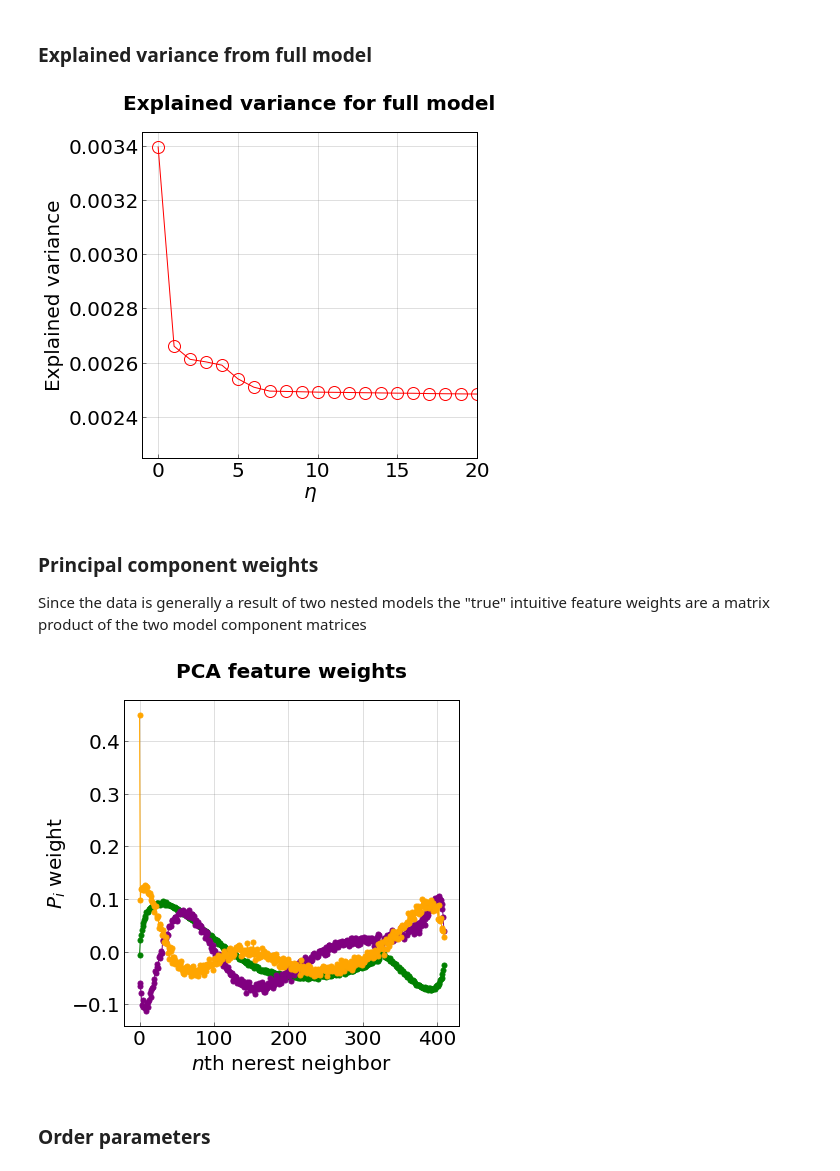
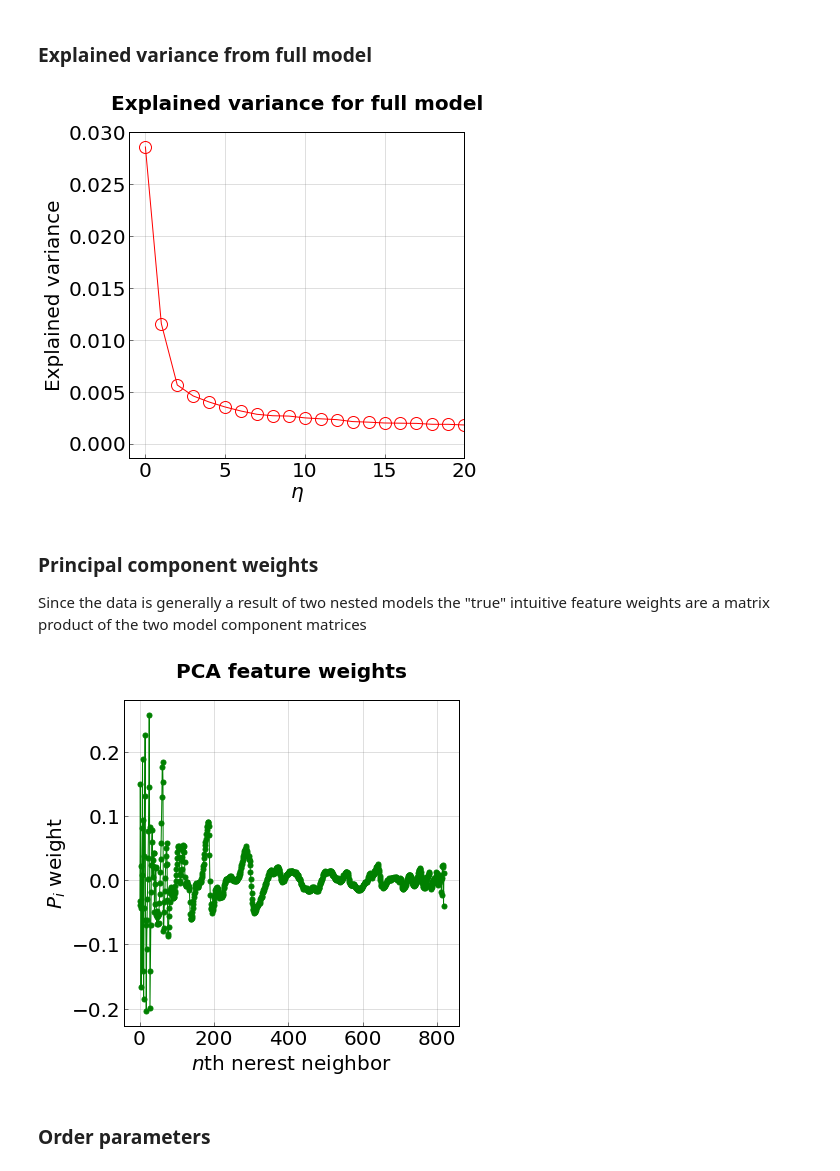
Before and after one commit to truskett-group-ut/hard_disks_pca, a Jupyter notebook: analysis_notebook.ipynb, the cells around one changed output. Drawn from its saved outputs; the diff is of its cells as text; code cells hidden in the pictures.

```diff
--- a/analysis_notebook.ipynb
+++ b/analysis_notebook.ipynb
@@ -98,8 +120,9 @@ split_features = None
 for etas_, file_base in file_data:
     for eta in etas_:
         print 'eta={}'.format(eta)
-        filename = "{}/trajectory_{:.4f}.gsd".format(file_base, eta)
+        filename = "{}/trajectory_{:.4f}.{}".format(file_base, eta, traj_type)
         frames = ReadTraj(filename, traj_type, shuffle_data, True, remove_types)
+        #frames = frames[0::len(frames)/frame_samples+1][0:frame_samples] ##############
 
         frames_split = array_split(frames, split)
         frames = None
@@ -111,8 +134,7 @@ for etas_, file_base in file_data:
                                                     particle_inc=particle_inc,
                                                     nn_inc=nn_inc)
             incpca_ig.partial_fit(features_partial)
-            #count = count + 1
-            #print count
+
         clear_output()
         frames_split = None
 # %% [output]
@@ -131,8 +153,9 @@ split_features = None
 for etas_, file_base in file_data:
     for eta in etas_:
         print 'eta={}'.format(eta)
-        filename = "{}/trajectory_{:.4f}.gsd".format(file_base, eta)
+        filename = "{}/trajectory_{:.4f}.{}".format(file_base, eta, traj_type)
         frames = ReadTraj(filename, traj_type, shuffle_data, False, remove_types)
+        #frames = frames[0::len(frames)/frame_samples+1][0:frame_samples] ##############
 
         frames_split = array_split(frames, split)
         frames = None
@@ -144,8 +167,7 @@ for etas_, file_base in file_data:
                                                     particle_inc=particle_inc,
                                                     nn_inc=nn_inc)
             incpca.partial_fit(incpca_ig.transform(features_partial))
-            #count = count + 1
-            #print count
+
         clear_output()
         frames_split = None
 # %% [markdown]
@@ -293,7 +305,7 @@ plt.title('Explained variance for full model', y=1.05, fontdict = title_font)
 
 plt.show()
 # %% [output]
-[figure, old version]
+[figure, new version]
 # %% [markdown]
 ### Principal component weights
 
@@ -305,7 +317,7 @@ components = dot(incpca.components_, incpca_ig.components_)
 # %%
 #plot the principal components
 colors = 200*['green', 'purple', 'orange', 'teal', 'black', 'red']
-for i in range(0,3):
+for i in range(0,1):
     p_data = components[i]
     plt.plot(range(len(p_data)), p_data, marker='o', linewidth = 1.0, markersize=5, color = colors[i])
 
@@ -317,34 +329,34 @@ axes.set_axis_bgcolor('white')
 #font scpecifications
 title_font = {'family' : 'arial', 'color'  : 'black', 'weight' : 'heavy','size': 20}
 axis_label_font = {'family' : 'arial', 'color'  : 'black', 'weight' : 'normal','size': 20}
 
 #figure size and tick style
 plt.rcParams["figure.figsize"] = [6,6]
 plt.rc('axes',edgecolor='black',linewidth=1)
 plt.tick_params(which='both', axis='both', color='black', length=4, width=0.5)
 plt.rcParams['xtick.direction'] = 'in'
 plt.rcParams['ytick.direction'] = 'in'
 
 #axis range and labels (also specify if log or not)
 #plt.xlim(0.1,100)
 #plt.ylim(-0.001,0.001)
 #plt.ylim(0,0.5)
 #plt.ylim(-2,1.5)
 #plt.ylim(5, 13)
 #plt.ylim(1, 0.001)
 #plt.ylim(-2000.0, 2000)
 
 #plt.yscale('log')
 plt.xlabel(r'$n$th nerest neighbor', y=3, fontsize=20, fontdict = axis_label_font)
 plt.ylabel(r'$P_{i}$ weight', fontsize=20, fontdict = axis_label_font)
 
 #title and axis labels
 plt.tick_params(axis='both', labelsize=20)
 plt.title('PCA feature weights', y=1.05, fontdict = title_font)
 
 plt.show()
 # %% [output]
-[figure, old version]
+[figure, new version]
 # %% [markdown]
 ### Order parameters
 # %%
```
Also changed, not shown: parts of 19 cells of this notebook, 3 other files.
